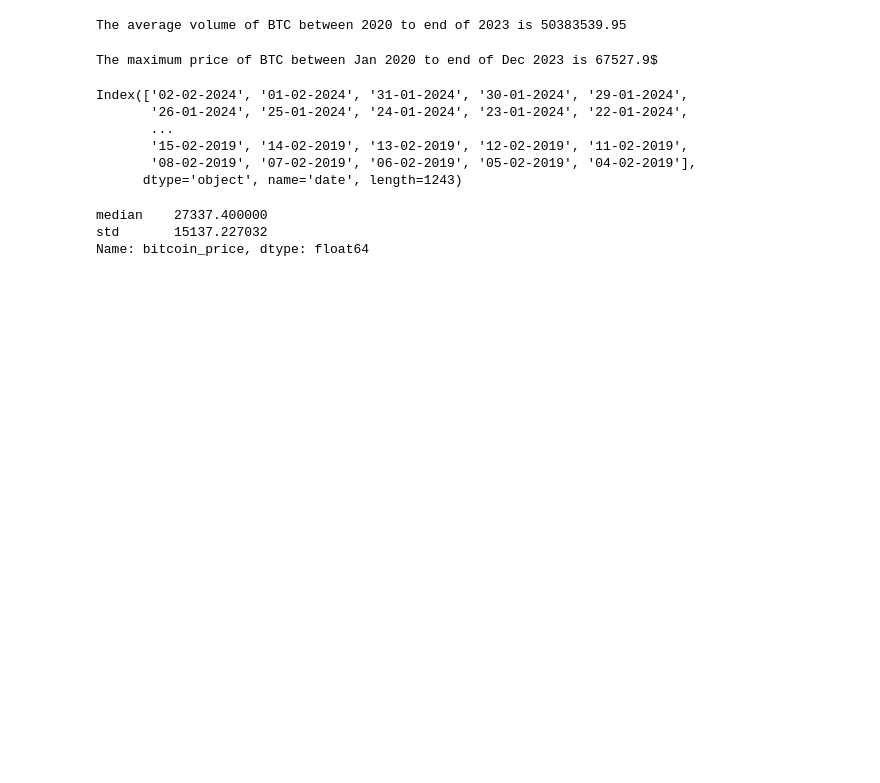
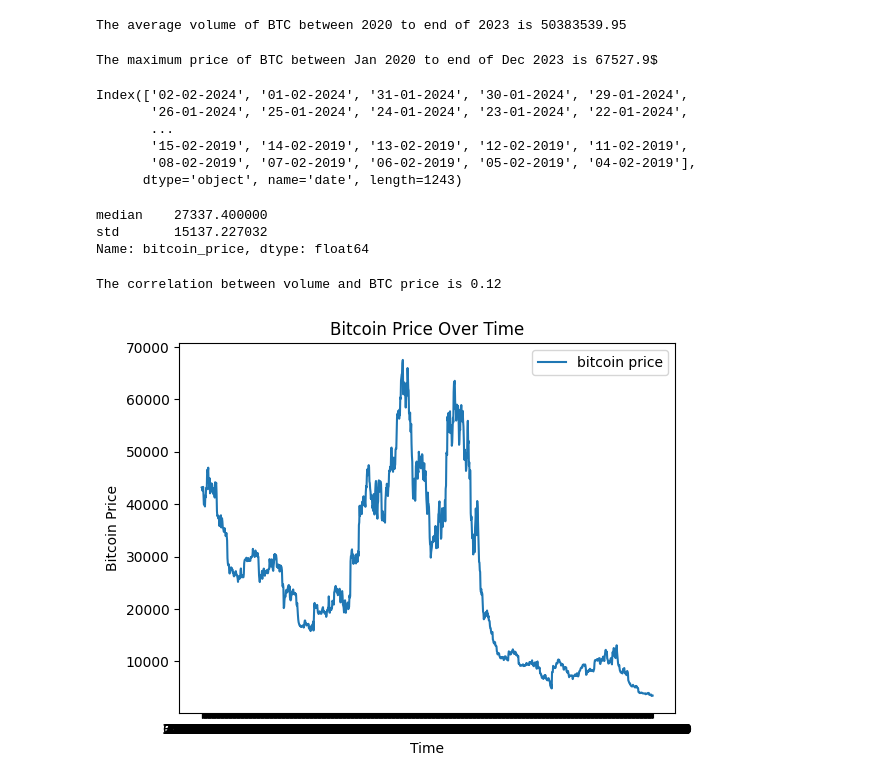
Before and after one commit to HABUDANHAYABK/Bitcoin-trends-analysis, a Jupyter notebook: notebooks/Exploratory_data_analysis.ipynb, the cells around one changed output. Saved outputs shown, nothing was run; the diff lists cells and outputs as text; code cells hidden in the pictures; blank space fills up the shorter version.

```diff
--- a/notebooks/Exploratory_data_analysis.ipynb
+++ b/notebooks/Exploratory_data_analysis.ipynb
@@ -82,3 +82,23 @@ twenty3_4['bitcoin_price'].agg([np.median, np.std])
 median    27337.400000
 std       15137.227032
 Name: bitcoin_price, dtype: float64
+# %%
+# Correlation between volume and price
+
+print(f"The correlation between volume and BTC price is {twenty3_4['bitcoin_vol.'].corr(twenty3_4['bitcoin_price']):.2f}")
+# %% [output]
+The correlation between volume and BTC price is 0.12
+# %%
+import matplotlib.pyplot as plt
+import seaborn as sns
+
+fig, ax = plt.subplots()
+ax.plot(bitcoin.index, bitcoin['bitcoin_price'], label = 'bitcoin price')
+ax.set_xlabel('Time')
+ax.set_ylabel('Bitcoin Price')
+ax.set_title('Bitcoin Price Over Time')
+
+plt.legend()
+plt.show()
+# %% [output]
+[figure, added]
```
